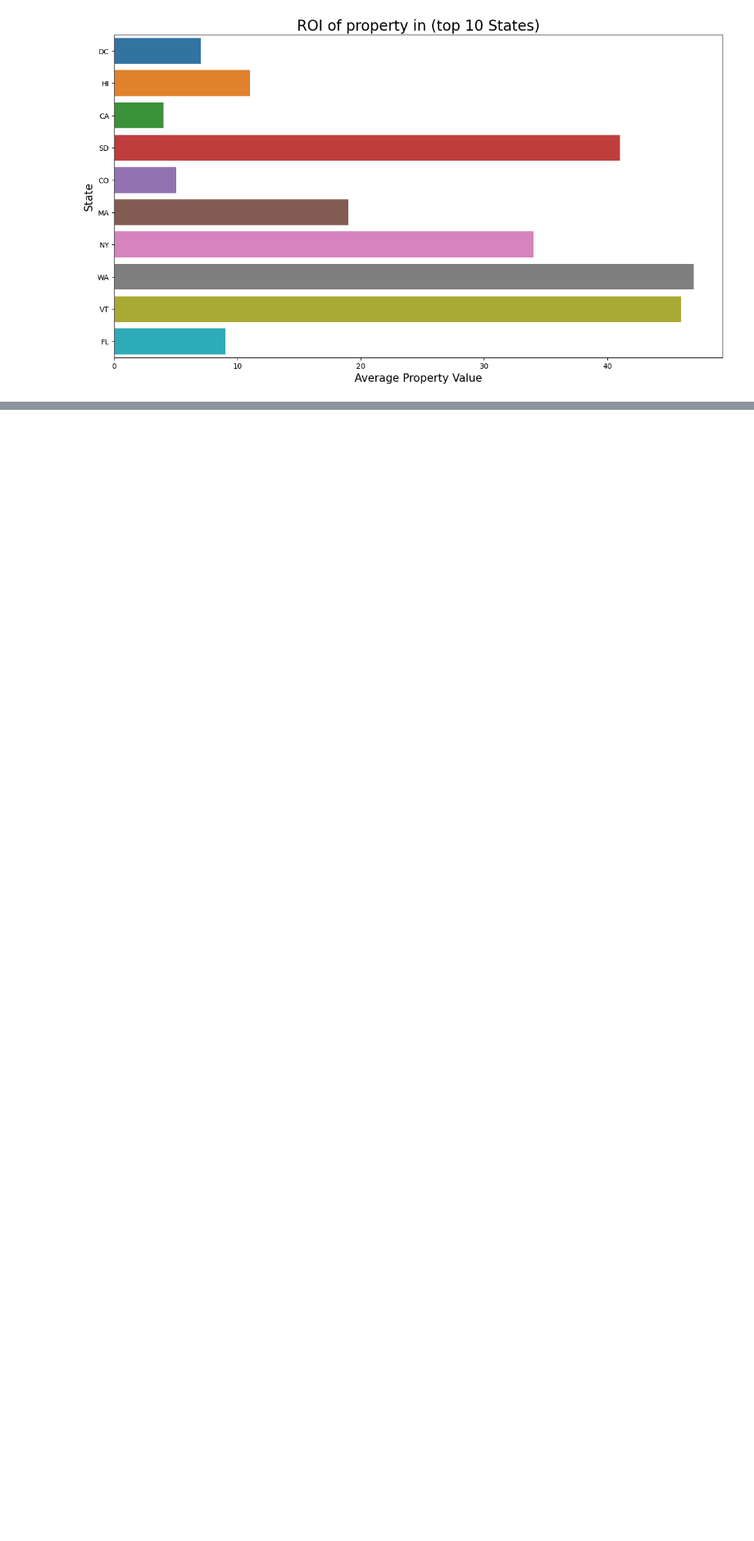
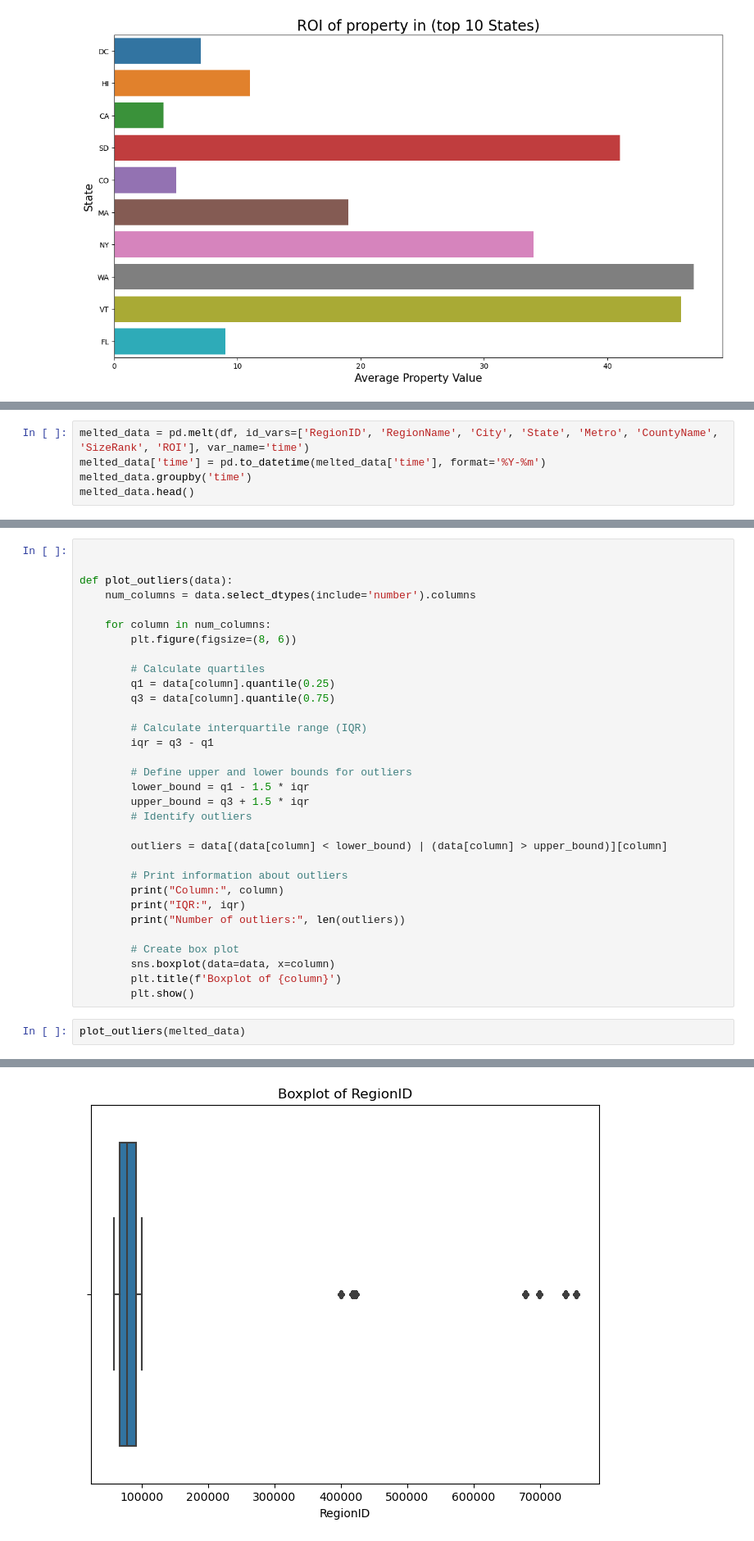
Before and after one commit to paulmwangi/Phase-4-Group-Project, a Jupyter notebook: index.ipynb, the cells around one changed output, grey strips where cells are left out. Shown at 82% size. Saved outputs shown, nothing was run; the diff lists cells and outputs as text; blank space fills up the shorter version.

```diff
--- a/index.ipynb
+++ b/index.ipynb
@@ -275,0 +265,5 @@ dtype: int64
+# %%
+melted_data = pd.melt(df, id_vars=['RegionID', 'RegionName', 'City', 'State', 'Metro', 'CountyName', 'SizeRank', 'ROI'], var_name='time')
+melted_data['time'] = pd.to_datetime(melted_data['time'], format='%Y-%m')
+melted_data.groupby('time')
+melted_data.head()
@@ -307,0 +315,35 @@ region_stats = df.groupby('RegionName').agg({'1996-04':'mean', '1996-04':'m
+# %%
+
+
+def plot_outliers(data):
+    num_columns = data.select_dtypes(include='number').columns
+
+    for column in num_columns:
+        plt.figure(figsize=(8, 6))
+
+        # Calculate quartiles
+        q1 = data[column].quantile(0.25)
+        q3 = data[column].quantile(0.75)
+
+        # Calculate interquartile range (IQR)
+        iqr = q3 - q1
+
+        # Define upper and lower bounds for outliers
+        lower_bound = q1 - 1.5 * iqr
+        upper_bound = q3 + 1.5 * iqr
+        # Identify outliers
+
+        outliers = data[(data[column] < lower_bound) | (data[column] > upper_bound)][column]
+
+        # Print information about outliers
+        print("Column:", column)
+        print("IQR:", iqr)
+        print("Number of outliers:", len(outliers))
+
+        # Create box plot
+        sns.boxplot(data=data, x=column)
+        plt.title(f'Boxplot of {column}')
+        plt.show()
+# %%
+plot_outliers(melted_data)
+# %% [output]
@@ -307,0 +353 @@ region_stats = df.groupby('RegionName').agg({'1996-04':'mean', '1996-04':'m
+[figure, added]
```
Also changed, not shown: parts of 31 cells of this notebook.
